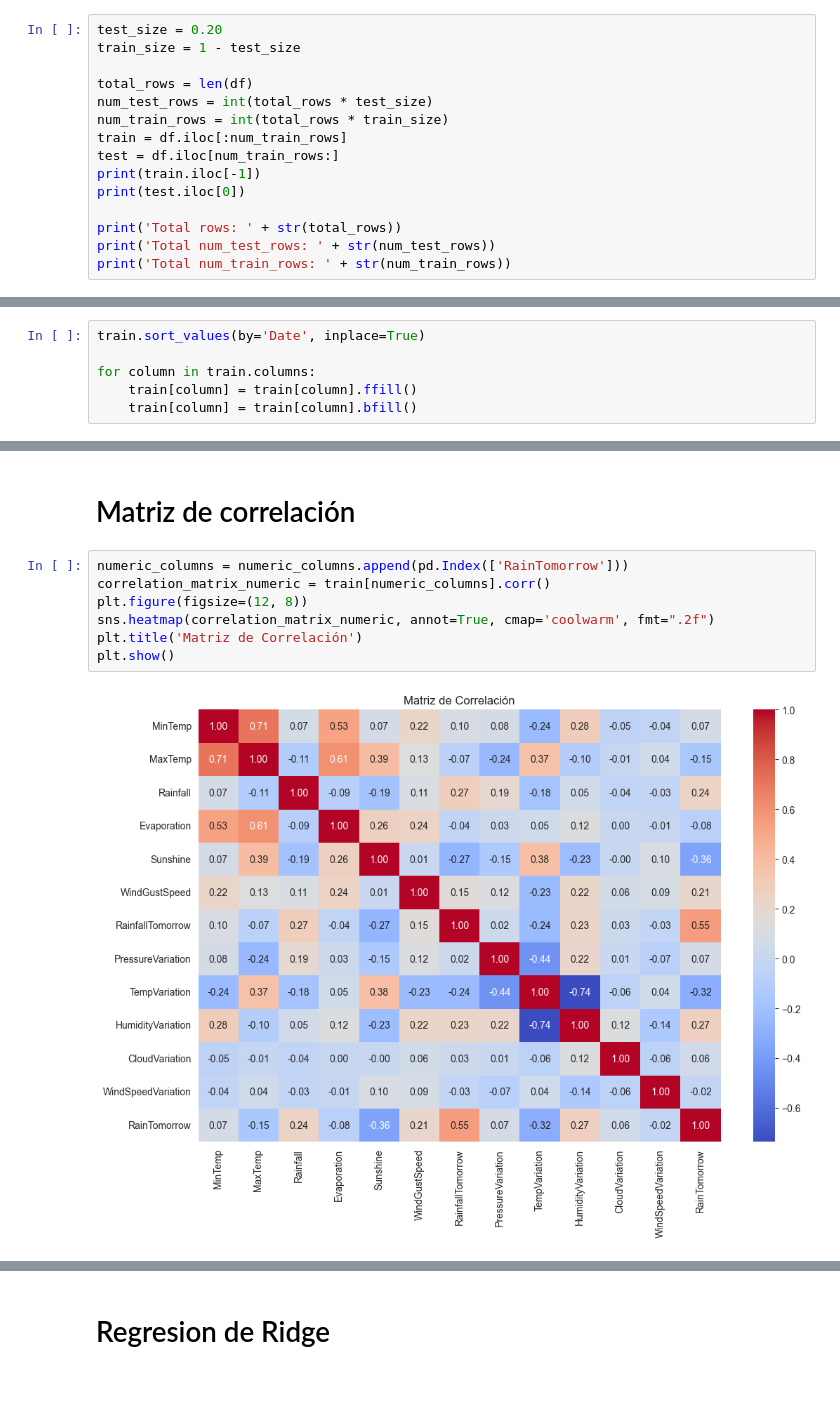
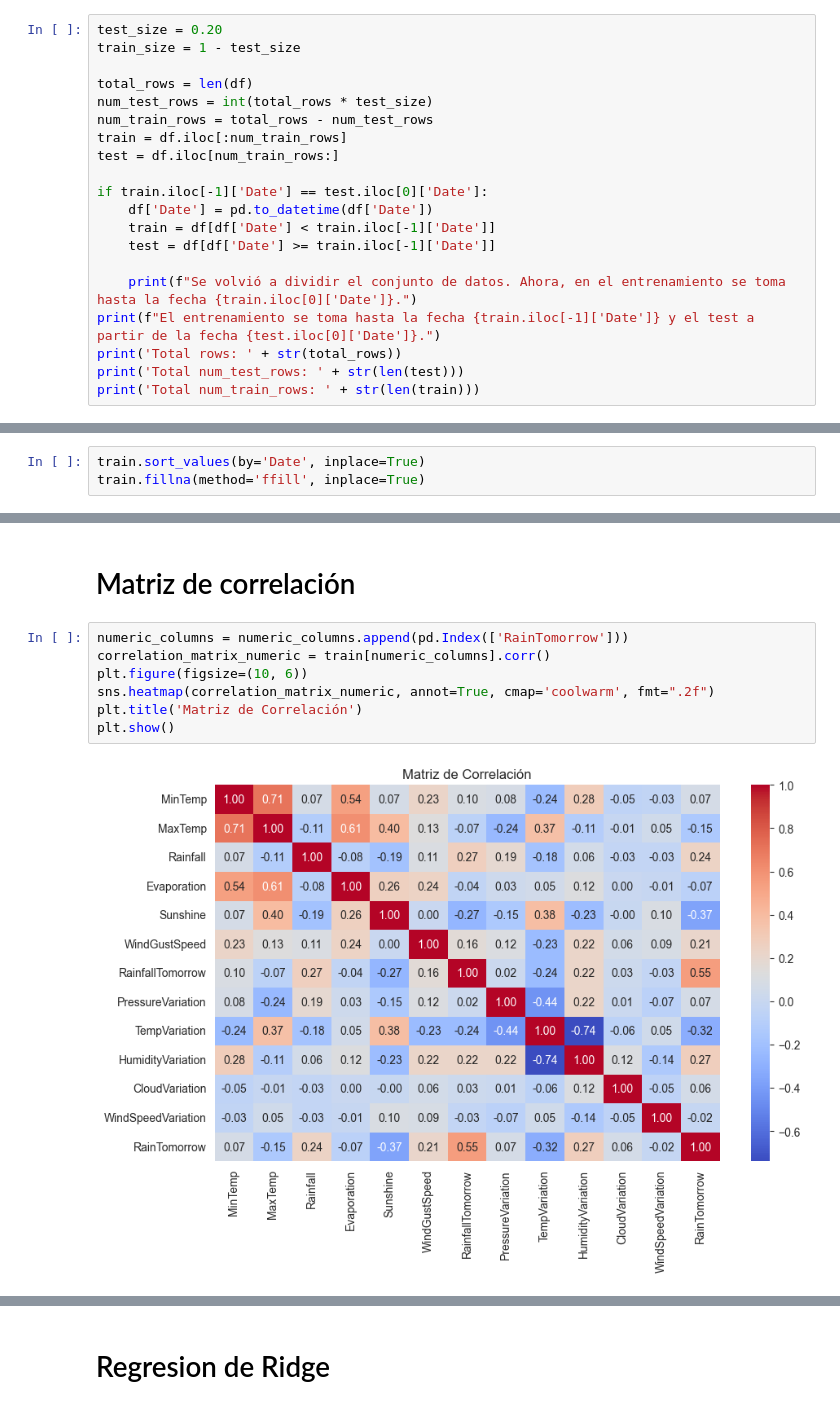
Before and after one commit to pepeargent0/AA1-TUIA-Ponce-Yanez, a Jupyter notebook: TP-integrador-AA1.ipynb, the cells around one changed output, grey strips where cells are left out. Saved outputs shown, nothing was run; the diff lists cells and outputs as text.

Commit message:
Entrega hasta ítem 4

```diff
--- a/TP-integrador-AA1.ipynb
+++ b/TP-integrador-AA1.ipynb
@@ -72,13 +74,18 @@ train_size = 1 - test_size
 
 total_rows = len(df)
 num_test_rows = int(total_rows * test_size)
-num_train_rows = int(total_rows * train_size)
+num_train_rows = total_rows - num_test_rows
 train = df.iloc[:num_train_rows]
 test = df.iloc[num_train_rows:]
-print(train.iloc[-1])
-print(test.iloc[0])
 
+if train.iloc[-1]['Date'] == test.iloc[0]['Date']:
+    df['Date'] = pd.to_datetime(df['Date'])
+    train = df[df['Date'] < train.iloc[-1]['Date']]
+    test = df[df['Date'] >= train.iloc[-1]['Date']]
+
+    print(f"Se volvió a dividir el conjunto de datos. Ahora, en el entrenamiento se toma hasta la fecha {train.iloc[0]['Date']}.")
+print(f"El entrenamiento se toma hasta la fecha {train.iloc[-1]['Date']} y el test a partir de la fecha {test.iloc[0]['Date']}.")
 print('Total rows: ' + str(total_rows))
-print('Total num_test_rows: ' + str(num_test_rows))
-print('Total num_train_rows: ' + str(num_train_rows))
+print('Total num_test_rows: ' + str(len(test)))
+print('Total num_train_rows: ' + str(len(train)))
 # %% [output]
@@ -175,9 +167,6 @@ El criterio es reemplazrlo por de otro de la misma fecha, la anterior o posterio
 # %%
 train.sort_values(by='Date', inplace=True)
-
-for column in train.columns:
-    train[column] = train[column].ffill()
-    train[column] = train[column].bfill()
+train.fillna(method='ffill', inplace=True)
 # %%
 train.isna().sum()
 # %% [output]
@@ -311,10 +301,10 @@ Podemos ver una relacion 3 a 1 aproximadamente, en este caso existen las posibil
 # %%
 numeric_columns = numeric_columns.append(pd.Index(['RainTomorrow']))
 correlation_matrix_numeric = train[numeric_columns].corr()
-plt.figure(figsize=(12, 8))
+plt.figure(figsize=(10, 6))
 sns.heatmap(correlation_matrix_numeric, annot=True, cmap='coolwarm', fmt=".2f")
 plt.title('Matriz de Correlación')
 plt.show()
 # %% [output]
-[figure, old version]
+[figure, new version]
 # %% [markdown]
```
Also changed, not shown: parts of 36 cells of this notebook.
